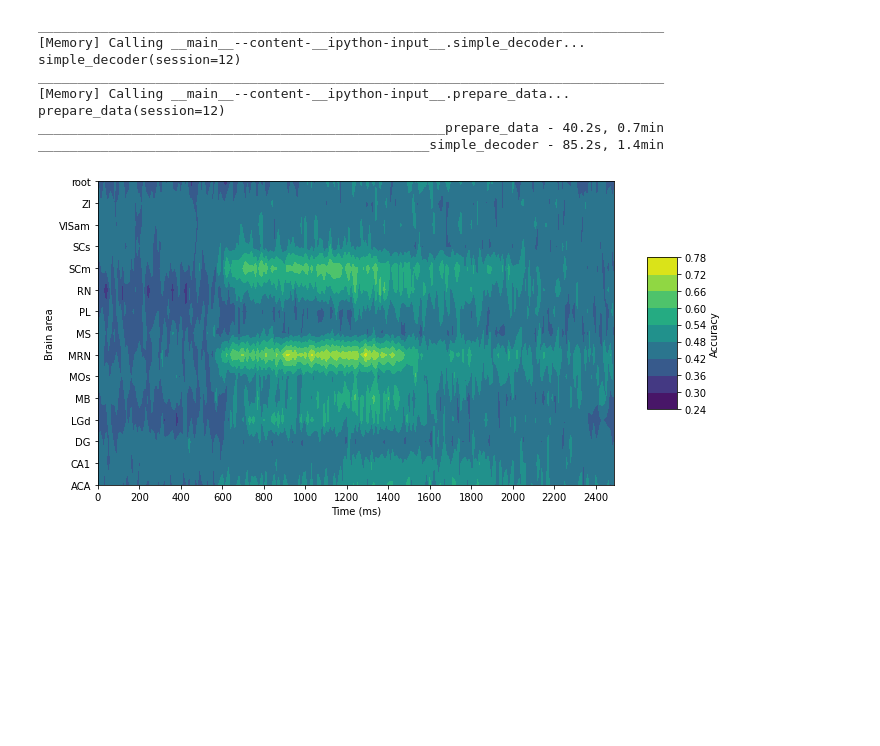
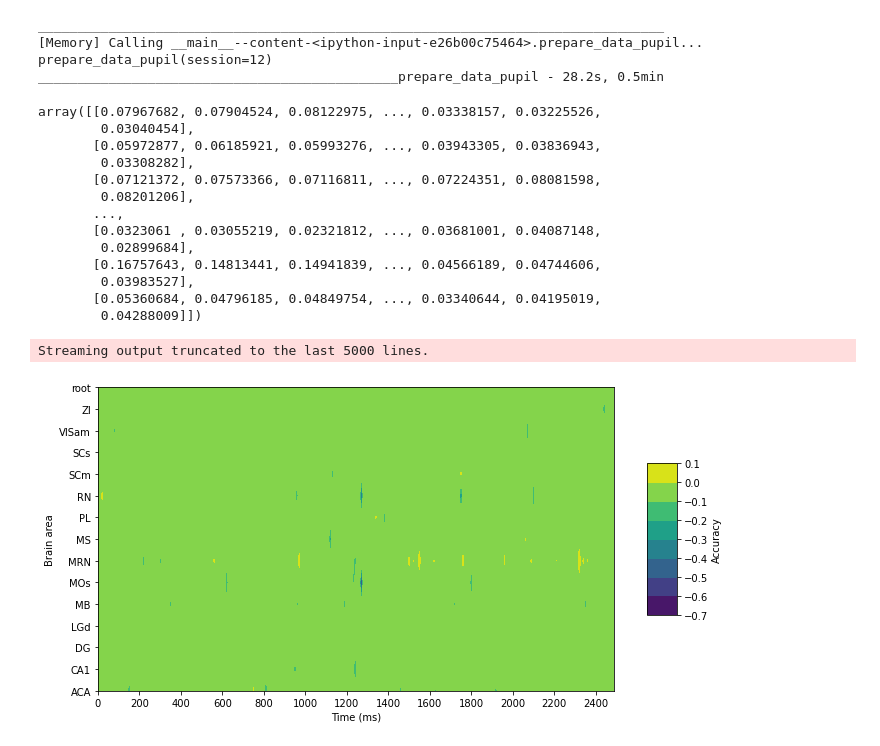
Before and after one commit to klaragerlei/GoatsOfAllTime, a Jupyter notebook: LastYear/notebook.ipynb, the cells around one changed output. Saved outputs shown, nothing was run; the diff lists cells and outputs as text; code cells hidden in the pictures; blank space fills up the shorter version.

```diff
--- a/LastYear/notebook.ipynb
+++ b/LastYear/notebook.ipynb
@@ -51,6 +51,21 @@ def prepare_data(session=11):
     for region in regions:
         spikes_per_region[region] = dat['spks'][np.where(dat['brain_area']==region)]
     return spikes_per_region, labels, n_timebins
+
+
+@memory.cache
+def prepare_data_pupil(session=11):
+    alldat = np.array([])
+    for j in range(3):
+      alldat = np.hstack((alldat, np.load(data_folder+'steinmetz_part%d.npz'%(j+1), allow_pickle=True)['dat']))
+    dat = alldat[session]
+    n_timebins = dat['spks'].shape[2]
+    labels = dat['pupil'][0]
+    regions = np.unique(dat['brain_area'])
+    spikes_per_region = dict()
+    for region in regions:
+        spikes_per_region[region] = dat['spks'][np.where(dat['brain_area']==region)]
+    return spikes_per_region, labels, n_timebins
 # %%
 from sklearn.linear_model import LogisticRegression
 from sklearn.model_selection import cross_val_score
@@ -67,43 +82,73 @@ def simple_decoder(session=11):
             score = cross_val_score(model, X, y, cv=5)
             scores[region,t] = np.mean(score)
     return scores
+# %%
+from sklearn.linear_model import RidgeCV
+
+def simple_decoder_pupil(session=11):
+    model = RidgeCV(normalize=True)
+    spikes_per_region, y, n_timebins = prepare_data_pupil(session=session)
+    regions = spikes_per_region.keys()
+    scores = np.zeros((len(regions),n_timebins))
+    for region,(_, spikes) in enumerate(spikes_per_region.items()):
+        for t in range(n_timebins):
+            X = spikes[:,:,t].T
+            score = cross_val_score(model, X, y, cv=5)
+            scores[region,t] = np.mean(score)
+    return scores
+# %%
+spikes_per_region, y, n_timebins = prepare_data_pupil(session=12)
+# %% [output]
+________________________________________________________________________________
+[Memory] Calling __main__--content-<ipython-input-e26b00c75464>.prepare_data_pupil...
+prepare_data_pupil(session=12)
+______________________________________________prepare_data_pupil - 28.2s, 0.5min
+# %%
+y
+# %% [output]
+array([[0.07967682, 0.07904524, 0.08122975, ..., 0.03338157, 0.03225526,
+        0.03040454],
+       [0.05972877, 0.06185921, 0.05993276, ..., 0.03943305, 0.03836943,
+        0.03308282],
+       [0.07121372, 0.07573366, 0.07116811, ..., 0.07224351, 0.08081598,
+        0.08201206],
+       ...,
+       [0.0323061 , 0.03055219, 0.02321812, ..., 0.03681001, 0.04087148,
+        0.02899684],
+       [0.16757643, 0.14813441, 0.14941839, ..., 0.04566189, 0.04744606,
+        0.03983527],
+       [0.05360684, 0.04796185, 0.04849754, ..., 0.03340644, 0.04195019,
+        0.04288009]])
 # %%
 import matplotlib.pyplot as plt
 
 def plot_scores(scores,session,save_fn):
     spikes_per_region, _, n_timebins = prepare_data(session=session)
     regions = spikes_per_region.keys()
 
     fig = plt.figure(figsize=[10,5])
     contour = plt.contourf(scores)
     cb = fig.colorbar(contour, shrink=0.5, aspect=5)
     cb.set_label('Accuracy')
     tick_marks = np.arange(len(regions))
     plt.yticks(tick_marks, regions)
     plt.xticks(np.arange(0,n_timebins,20), np.arange(0,n_timebins*10,200))
     plt.ylabel('Brain area')
     plt.xlabel('Time (ms)')
     plt.tight_layout()
     plt.show()
     fig.savefig(results_folder+save_fn,format='png')
 
 def plot_all_sessions():
     n_sessions = 39
     for i in range(n_sessions):
         scores = simple_decoder(session=i)
         plot_scores(scores,i,'scores_s%d.png'%i)
 
 if __name__=="__main__":
-    scores = simple_decoder(session=12)
-    plot_scores(scores,12,'scores_s12.png')
+    scores = simple_decoder_pupil(session=12)
+    plot_scores(scores,12,'scores_pupil_s12.png')
     # plot_all_sessions()
 # %% [output]
-________________________________________________________________________________
-[Memory] Calling __main__--content-__ipython-input__.simple_decoder...
-simple_decoder(session=12)
-________________________________________________________________________________
-[Memory] Calling __main__--content-__ipython-input__.prepare_data...
-prepare_data(session=12)
-____________________________________________________prepare_data - 40.2s, 0.7min
-__________________________________________________simple_decoder - 85.2s, 1.4min
+Streaming output truncated to the last 5000 lines.
-[figure, old version]
+[figure, new version]
```
